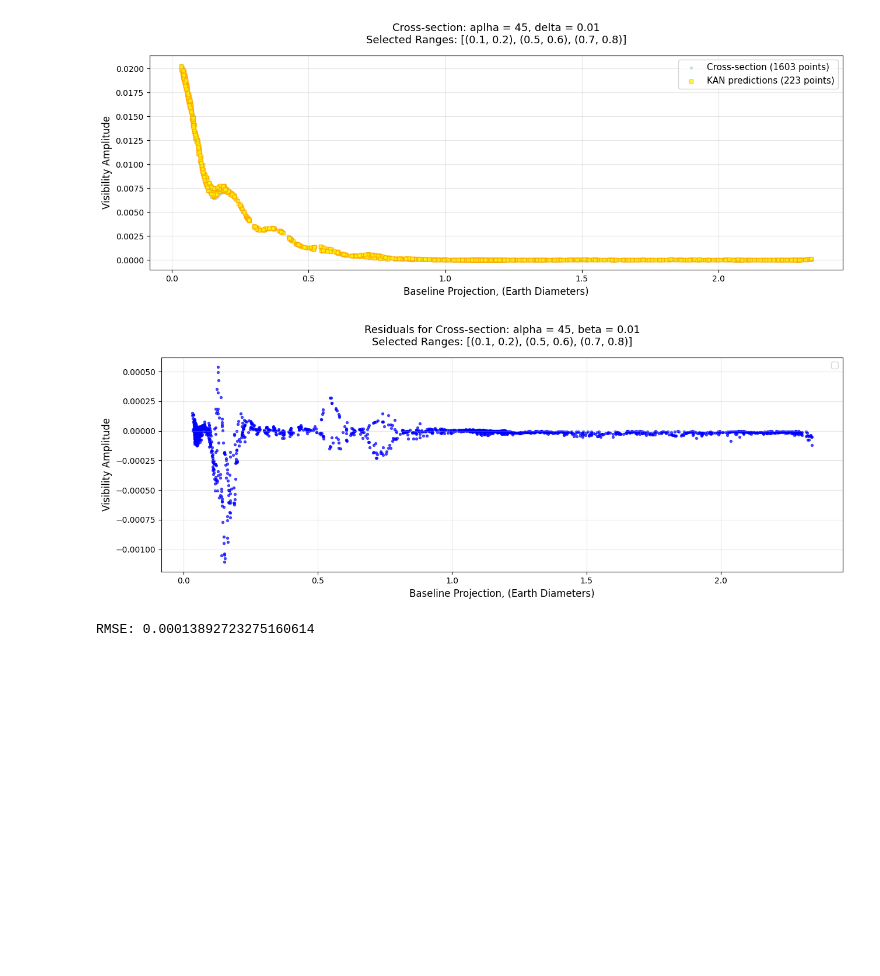
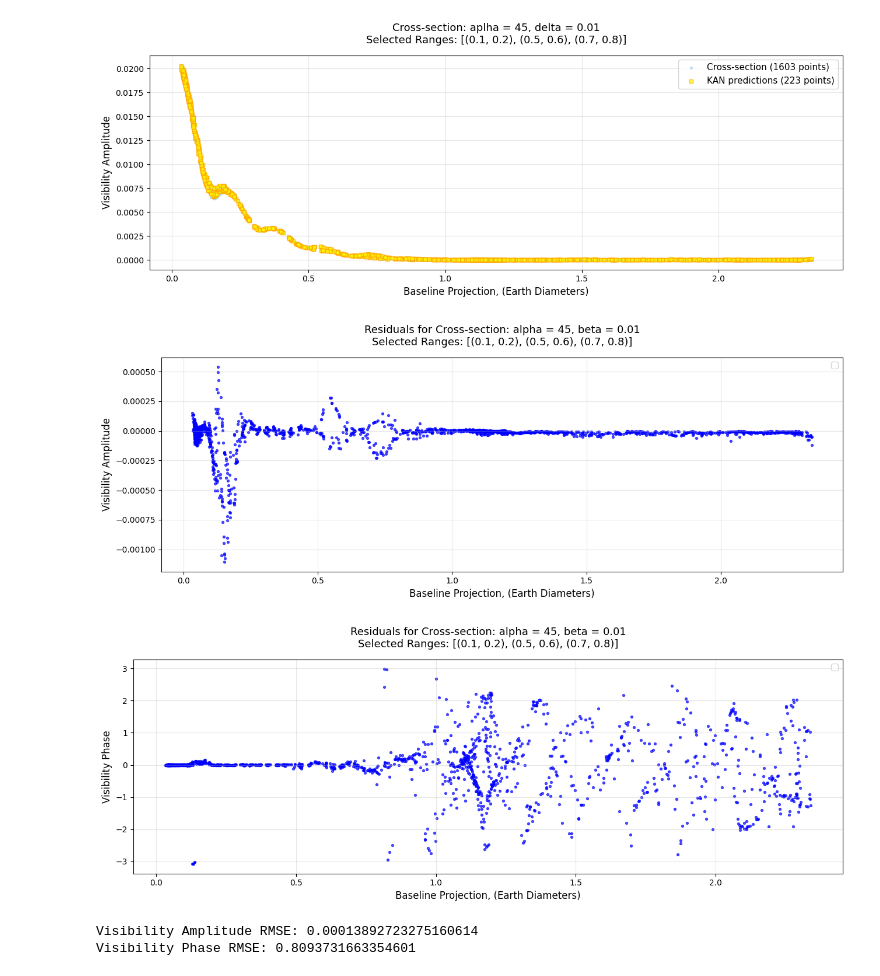
Before and after one commit to Torward1024/pyKAN_VLBI_1D, a Jupyter notebook: notebook_1D_U_V.ipynb, the cells around one changed output. Drawn from its saved outputs; the diff is of its cells as text; code cells hidden in the pictures; blank space fills up the shorter version.

Commit message:
04.12.2025 -- added visibility phase plotting and visibility phase rmse.

```diff
--- a/notebook_1D_U_V.ipynb
+++ b/notebook_1D_U_V.ipynb
@@ -450,22 +450,43 @@ plt.show()
 # %%
 plt.figure(figsize=(13, 5))
 plt.scatter(filtered_data['Baseline'],
             (filtered_data['Amplitude'] - results_whole.flatten()),
             alpha=0.65,
             s=8,
             c='blue')
 plt.xlabel('Baseline Projection, (Earth Diameters)', fontsize=12)
 plt.ylabel('Visibility Amplitude', fontsize=12)
 plt.title(f'Residuals for Cross-section: alpha = {alpha_test}, beta = {delta_test}\n'
           f'Selected Ranges: {ranges}',
           fontsize=13, pad=15)
 plt.grid(True, alpha=0.3)
 plt.legend(fontsize=11, loc='upper right')
 plt.tight_layout()
 plt.show()
 
-rmse = np.sqrt(np.mean((filtered_data['Amplitude'] - results_whole.flatten()) ** 2))
-print(f'RMSE: {rmse}')
+plt.figure(figsize=(13, 5))
+plt.scatter(filtered_data['Baseline'],
+            (np.atan(filtered_data['Im'] / filtered_data['Re']) - np.atan(results_whole_denormalized[:, 1] / results_whole_denormalized[:, 0])),
+            alpha=0.65,
+            s=8,
+            c='blue')
+plt.xlabel('Baseline Projection, (Earth Diameters)', fontsize=12)
+plt.ylabel('Visibility Phase', fontsize=12)
+plt.title(f'Residuals for Cross-section: alpha = {alpha_test}, beta = {delta_test}\n'
+          f'Selected Ranges: {ranges}',
+          fontsize=13, pad=15)
+plt.grid(True, alpha=0.3)
+plt.legend(fontsize=11, loc='upper right')
+plt.tight_layout()
+plt.show()
+
+rmse_vis = np.sqrt(np.mean((filtered_data['Amplitude'] - results_whole.flatten()) ** 2))
+print(f'Visibility Amplitude RMSE: {rmse_vis}')
+
+rmse_phase = np.sqrt(np.mean((np.atan(filtered_data['Im'] / filtered_data['Re']) - np.atan(results_whole_denormalized[:, 1] / results_whole_denormalized[:, 0])) ** 2))
+print(f'Visibility Phase RMSE: {rmse_phase}')
 # %% [output]
 [figure]
+[figure, added]
-RMSE: 0.00013892723275160614
+Visibility Amplitude RMSE: 0.00013892723275160614
+Visibility Phase RMSE: 0.8093731663354601
```
